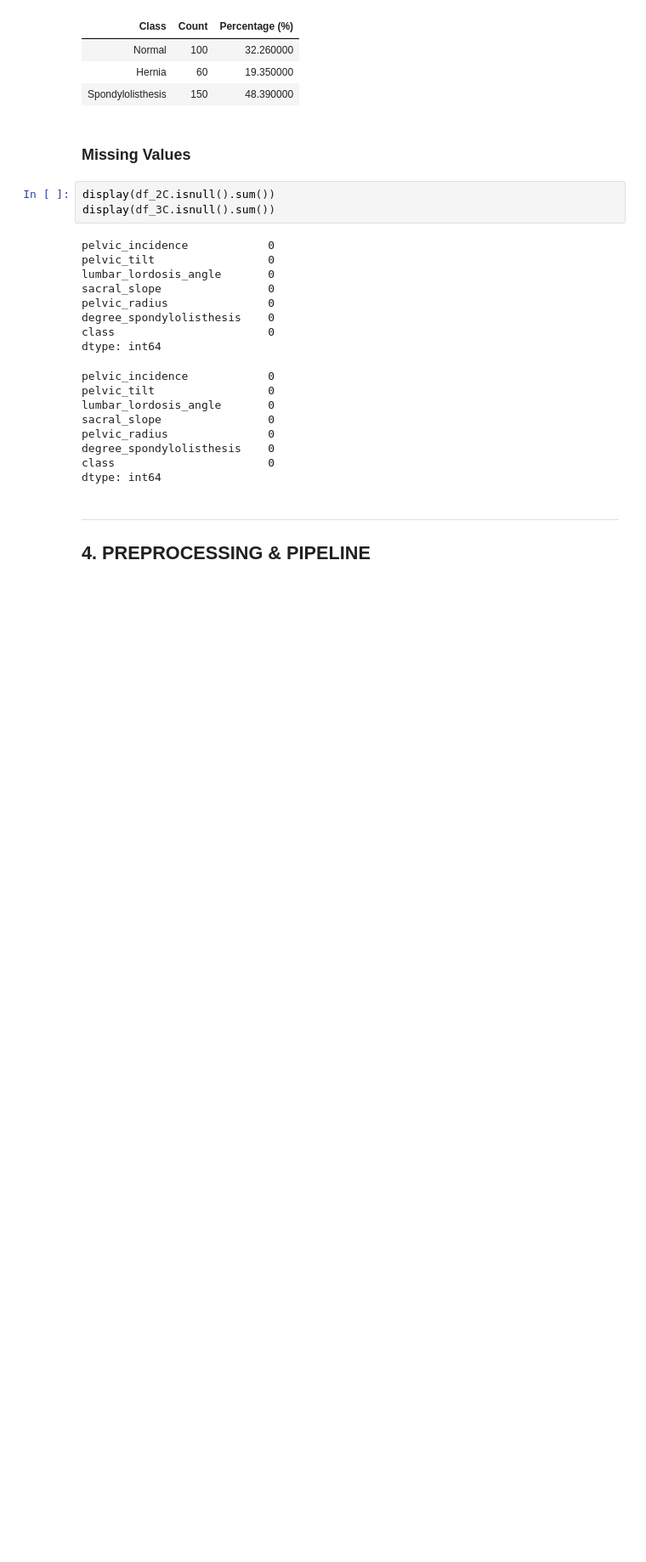
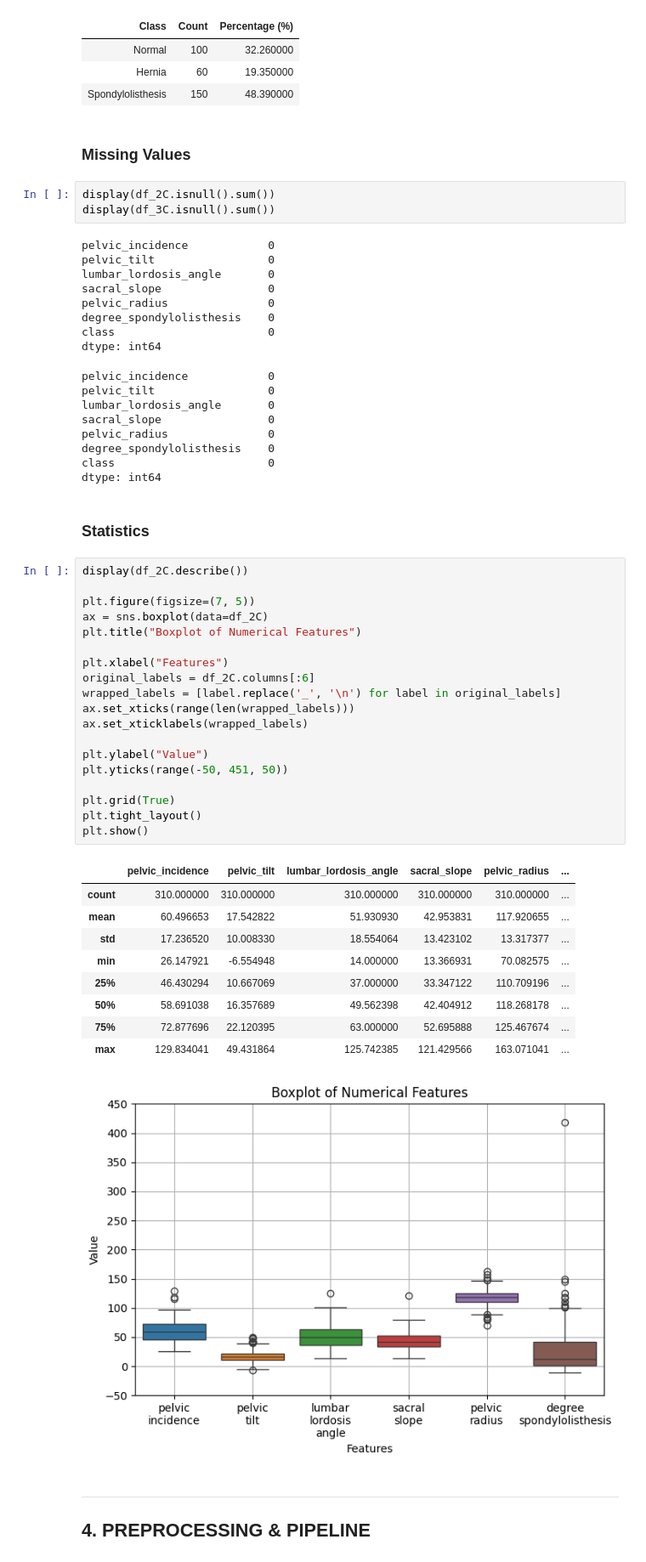
Before and after one commit to keenechung/orthopedic-patient-classifier, a Jupyter notebook: model.ipynb, the cells around one changed output. Shown: that part at 85% size. Drawn from its saved outputs; the diff is of its cells as text; blank space fills up the shorter version.

```diff
--- a/model.ipynb
+++ b/model.ipynb
@@ -154,6 +155,38 @@ pelvic_radius               0
 degree_spondylolisthesis    0
 class                       0
 dtype: int64
+# %% [markdown]
+### Statistics
+# %%
+display(df_2C.describe())
+
+plt.figure(figsize=(7, 5))
+ax = sns.boxplot(data=df_2C)
+plt.title("Boxplot of Numerical Features")
+
+plt.xlabel("Features")
+original_labels = df_2C.columns[:6]
+wrapped_labels = [label.replace('_', '\n') for label in original_labels]
+ax.set_xticks(range(len(wrapped_labels)))
+ax.set_xticklabels(wrapped_labels)
+
+plt.ylabel("Value")
+plt.yticks(range(-50, 451, 50))
+
+plt.grid(True)
+plt.tight_layout()
+plt.show()
+# %% [output]
+|  | pelvic_incidence | pelvic_tilt | lumbar_lordosis_angle | sacral_slope | pelvic_radius | ... |
+| count | 310.000000 | 310.000000 | 310.000000 | 310.000000 | 310.000000 | ... |
+| mean | 60.496653 | 17.542822 | 51.930930 | 42.953831 | 117.920655 | ... |
+| std | 17.236520 | 10.008330 | 18.554064 | 13.423102 | 13.317377 | ... |
+| min | 26.147921 | -6.554948 | 14.000000 | 13.366931 | 70.082575 | ... |
+| 25% | 46.430294 | 10.667069 | 37.000000 | 33.347122 | 110.709196 | ... |
+| 50% | 58.691038 | 16.357689 | 49.562398 | 42.404912 | 118.268178 | ... |
+| 75% | 72.877696 | 22.120395 | 63.000000 | 52.695888 | 125.467674 | ... |
+| max | 129.834041 | 49.431864 | 125.742385 | 121.429566 | 163.071041 | ... |
+[figure, added]
 # %% [markdown]
 <hr>
 
```
Also changed, not shown: parts of 28 cells of this notebook.
